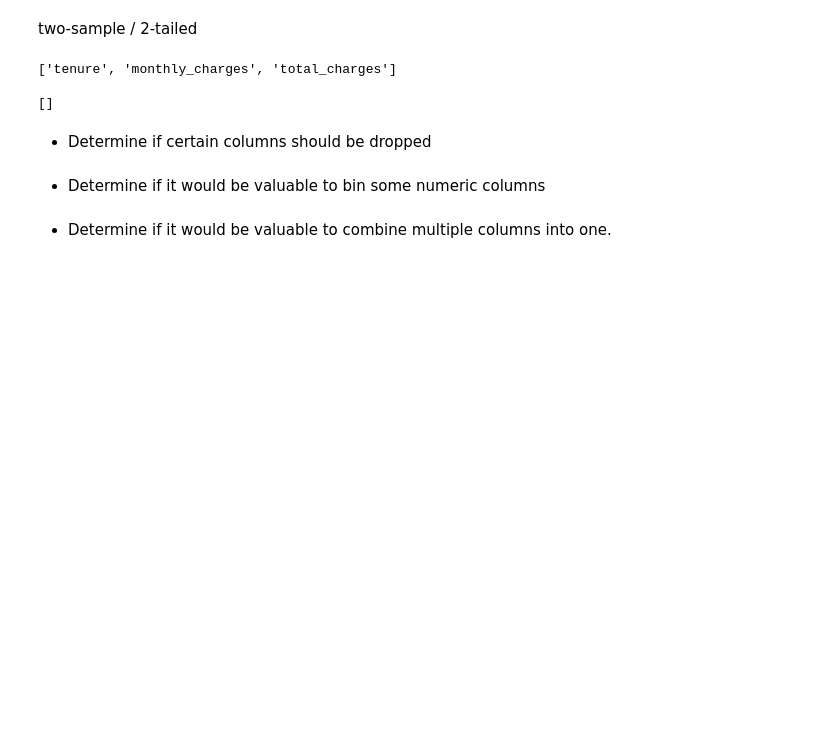
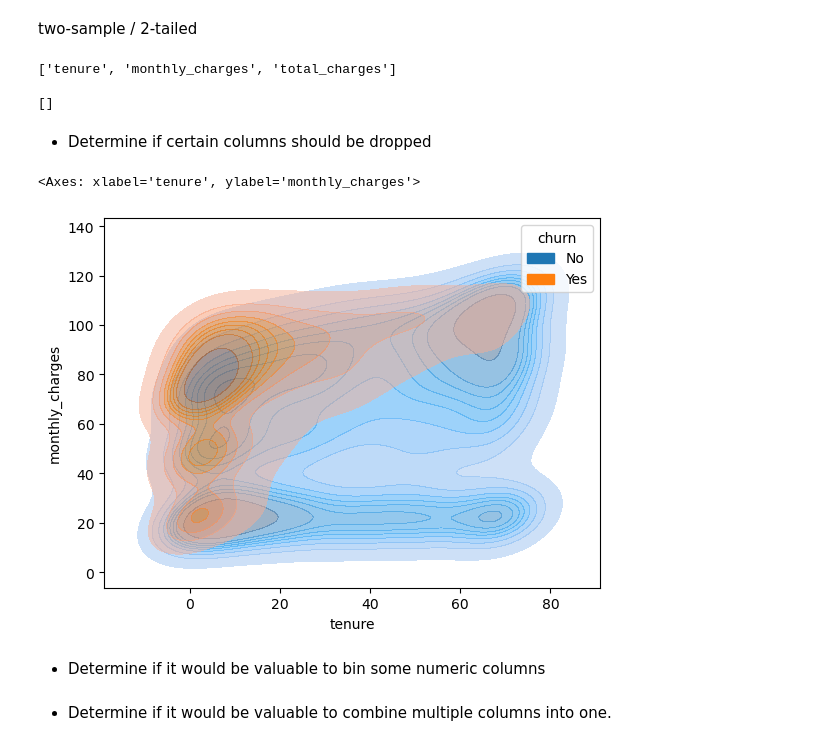
Before and after one commit to rabeka-branham/classification-exercises, a Jupyter notebook: explore.ipynb, the cells around one changed output. Saved outputs shown, nothing was run; the diff lists cells and outputs as text; code cells hidden in the pictures; blank space fills up the shorter version.

```diff
--- a/explore.ipynb
+++ b/explore.ipynb
@@ -401,6 +400,11 @@ print(quant_cols_wo_rel)
 []
 # %% [markdown]
 - Determine if certain columns should be dropped
+# %%
+sns.kdeplot(data=train,x='tenure', y='monthly_charges',hue='churn',fill=True,alpha=.5)
+# %% [output]
+<Axes: xlabel='tenure', ylabel='monthly_charges'>
+[figure, added]
 # %% [markdown]
 - Determine if it would be valuable to bin some numeric columns
 # %% [markdown]
```
Also changed, not shown: parts of 14 cells of this notebook.
